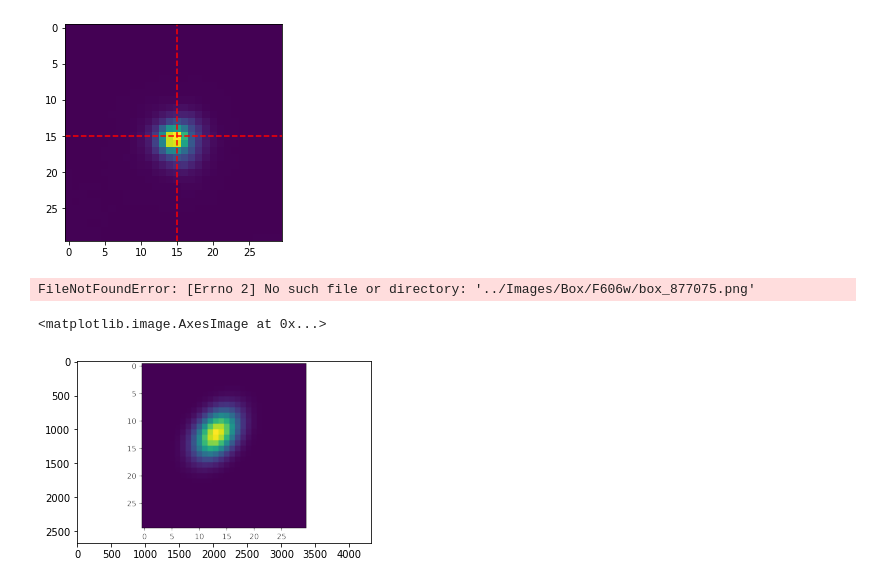
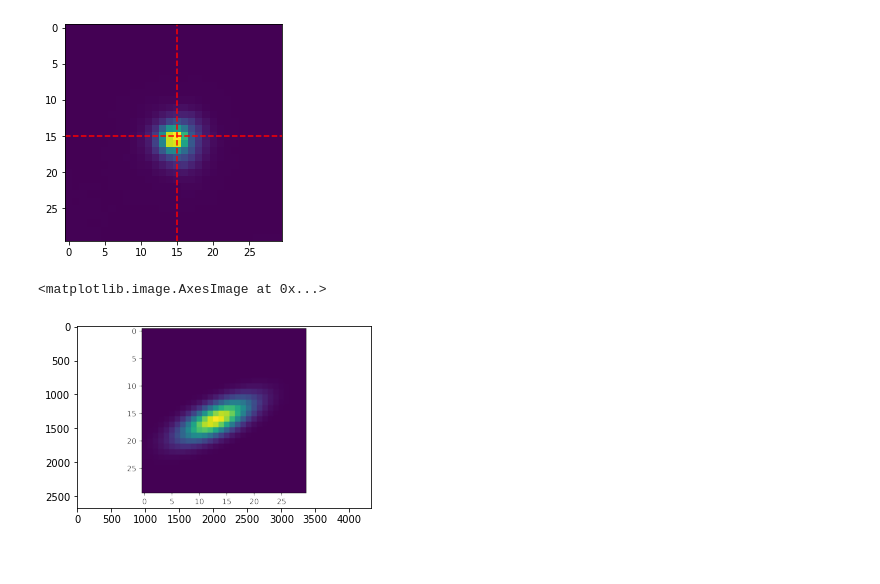
Before and after one commit to Nuelam9/Report1, a Jupyter notebook: src/results_analysis.ipynb, the cells around one changed output. Drawn from its saved outputs; the diff is of its cells as text; code cells hidden in the pictures.

```diff
--- a/src/results_analysis.ipynb
+++ b/src/results_analysis.ipynb
@@ -368,20 +395,18 @@ filepath_images_box = '../Images/Box/F606w/'
 import matplotlib.pyplot as plt
 import matplotlib.image as mpimg
 
-ID = 877075
+ID = 874860
 image = mpimg.imread(filepath_images_box + f"box_{ID}.png")
 plt.imshow(image)
-# %% [output]
-FileNotFoundError: [Errno 2] No such file or directory: '../Images/Box/F606w/box_877075.png'
 # %%
 filepath_images_fit = '../Images/Fit/F606w/'
 
 import matplotlib.pyplot as plt
 import matplotlib.image as mpimg
 
-ID = 877075
+ID = 874860
 image = mpimg.imread(filepath_images_fit + f"fit_{ID}.png")
 plt.imshow(image)
 # %% [output]
 <matplotlib.image.AxesImage at 0x...>
-[figure, old version]
+[figure, new version]
```
Also changed, not shown: parts of 8 cells of this notebook.
